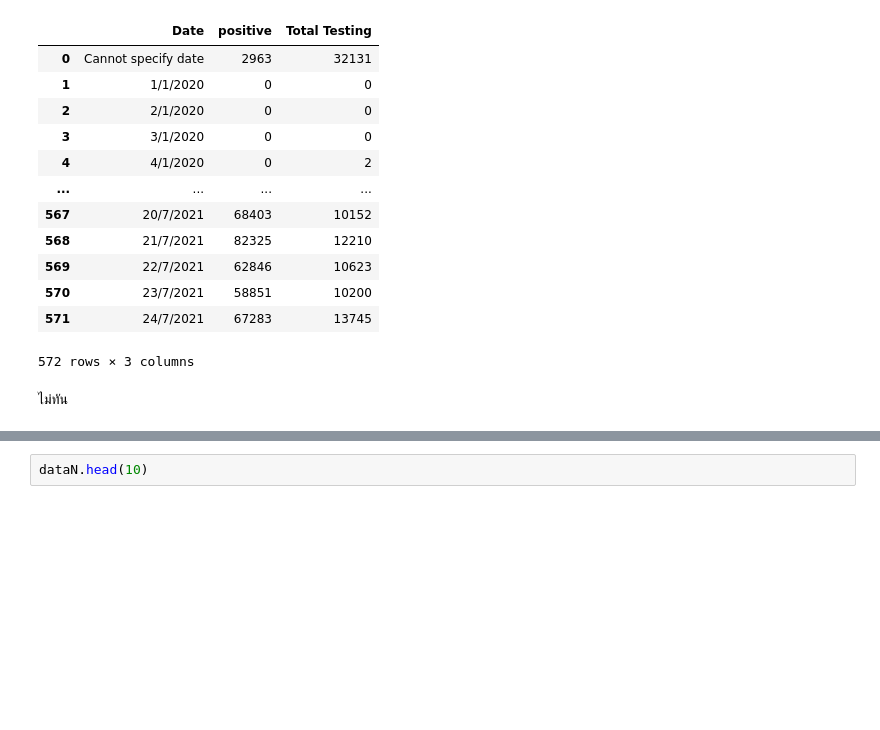
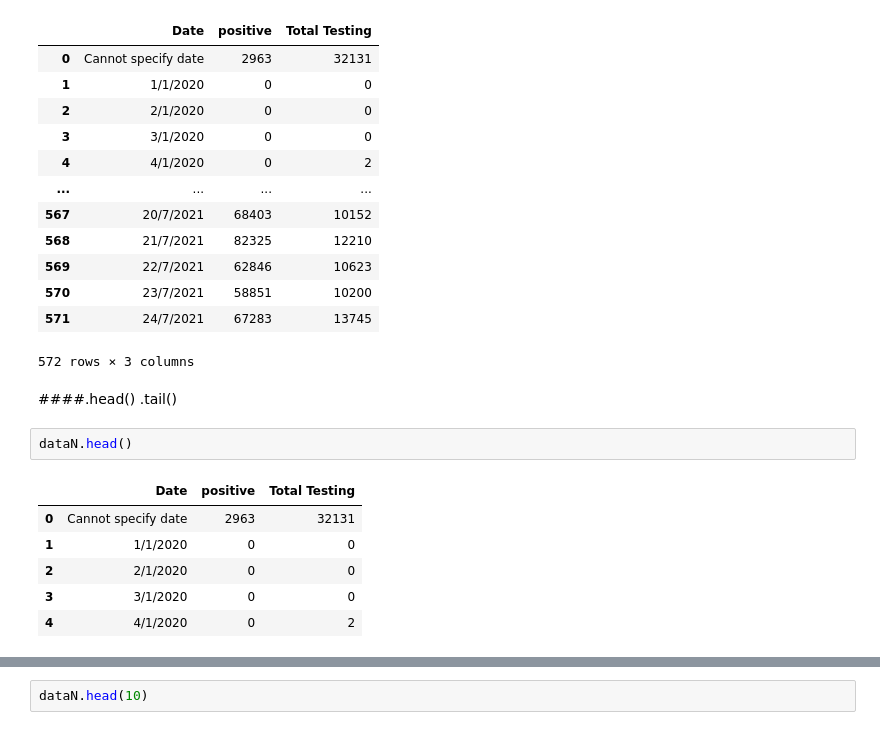
Before and after one commit to Wikanes-k/DWDM21, a Jupyter notebook: Data102(Chapter2).ipynb, the cells around one changed output, grey strips where cells are left out. Saved outputs shown, nothing was run; the diff lists cells and outputs as text; blank space fills up the shorter version.

Commit message:
Data Exploration

```diff
--- a/Data102(Chapter2).ipynb
+++ b/Data102(Chapter2).ipynb
@@ -66,5 +68,14 @@ dataN
 | 570 | 23/7/2021 | 58851 | 10200 |
 | 571 | 24/7/2021 | 67283 | 13745 |
 572 rows × 3 columns
-# %% [markdown]
-ไม่ทัน
+# %% [markdown]
+####.head() .tail()
+# %%
+dataN.head()
+# %% [output]
+|  | Date | positive | Total Testing |
+| 0 | Cannot specify date | 2963 | 32131 |
+| 1 | 1/1/2020 | 0 | 0 |
+| 2 | 2/1/2020 | 0 | 0 |
+| 3 | 3/1/2020 | 0 | 0 |
+| 4 | 4/1/2020 | 0 | 2 |
```
Also changed, not shown: parts of 6 cells of this notebook.
